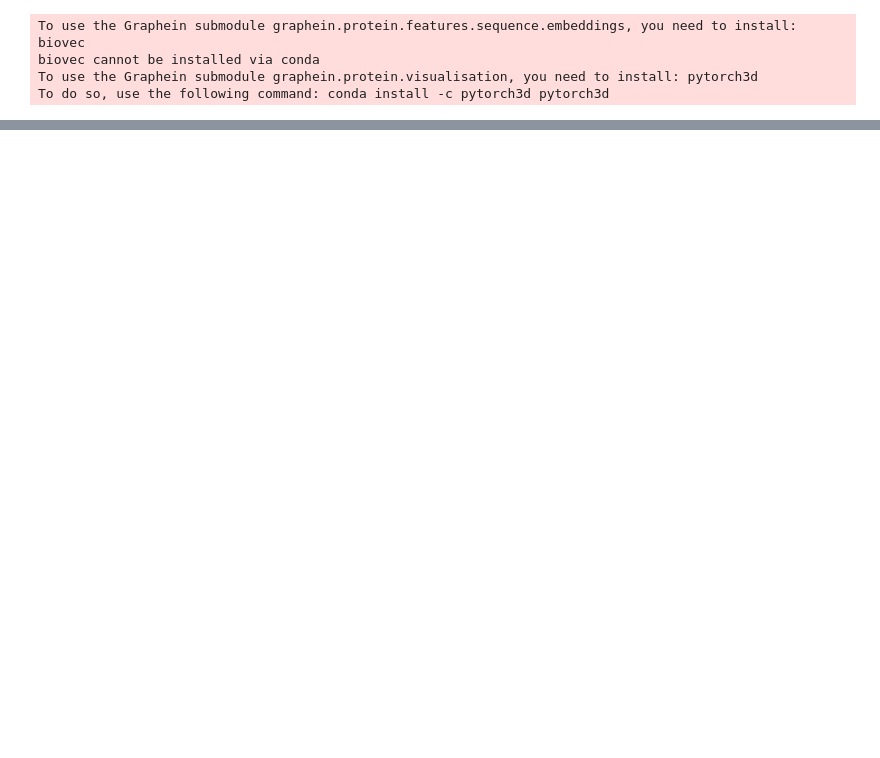
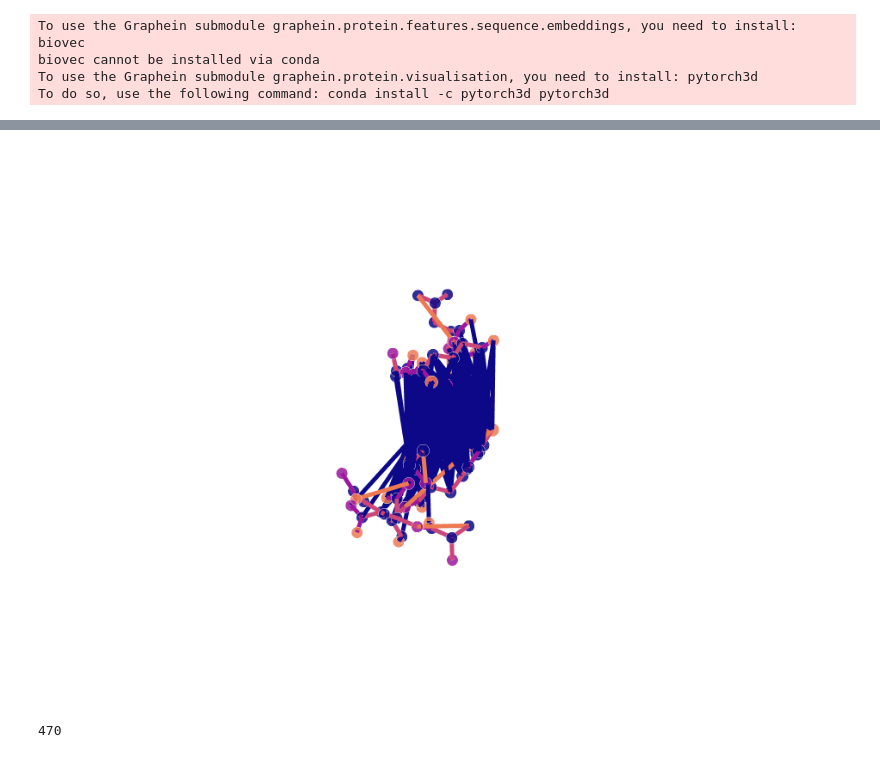
Before and after one commit to babaid/ProBindNN, a Jupyter notebook: light.ipynb, the cells around one changed output, grey strips where cells are left out. Drawn from its saved outputs; the diff is of its cells as text; code cells hidden in the pictures; blank space fills up the shorter version.

```diff
--- a/light.ipynb
+++ b/light.ipynb
@@ -20,0 +14,10 @@ IndexError: list index out of range
+# %%
+from graphein.protein.graphs import construct_graph
+from graphein.ml.conversion import GraphFormatConvertor
+from graphein.protein.edges.atomic import add_atomic_edges, add_bond_order, add_ring_status
+from graphein.protein.edges.distance import add_hydrogen_bond_interactions, add_ionic_interactions, add_peptide_bonds
+from graphein.protein.edges.distance import compute_distmat
+from graphein.protein.config import ProteinGraphConfig
+params_to_change = {"granularity": "atom", "edge_construction_functions": [add_atomic_edges, add_bond_order, add_hydrogen_bond_interactions, add_ionic_interactions, add_peptide_bonds]}
+config = ProteinGraphConfig(**params_to_change)
+graph_mutated = construct_graph(config=config,pdb_path="datasetmf/raw/temp/61_mutated_interface.pdb")
@@ -20,0 +27,16 @@ IndexError: list index out of range
+# %%
+from graphein.protein.visualisation import plotly_protein_structure_graph
+
+p = plotly_protein_structure_graph(
+    graph_mutated,
+    colour_edges_by="kind",
+    colour_nodes_by="element_symbol",
+    label_node_ids=False,
+    node_size_min=15,
+    node_alpha=0.85,
+    node_size_multiplier=0.1,
+    plot_title=""
+    )
+p.show()
+# %% [output]
+[figure, added]
@@ -20,0 +68,4 @@ IndexError: list index out of range
+# %%
+len(val_dataset)
+# %% [output]
+470
```
Also changed, not shown: parts of 15 cells of this notebook, 43 other files.
